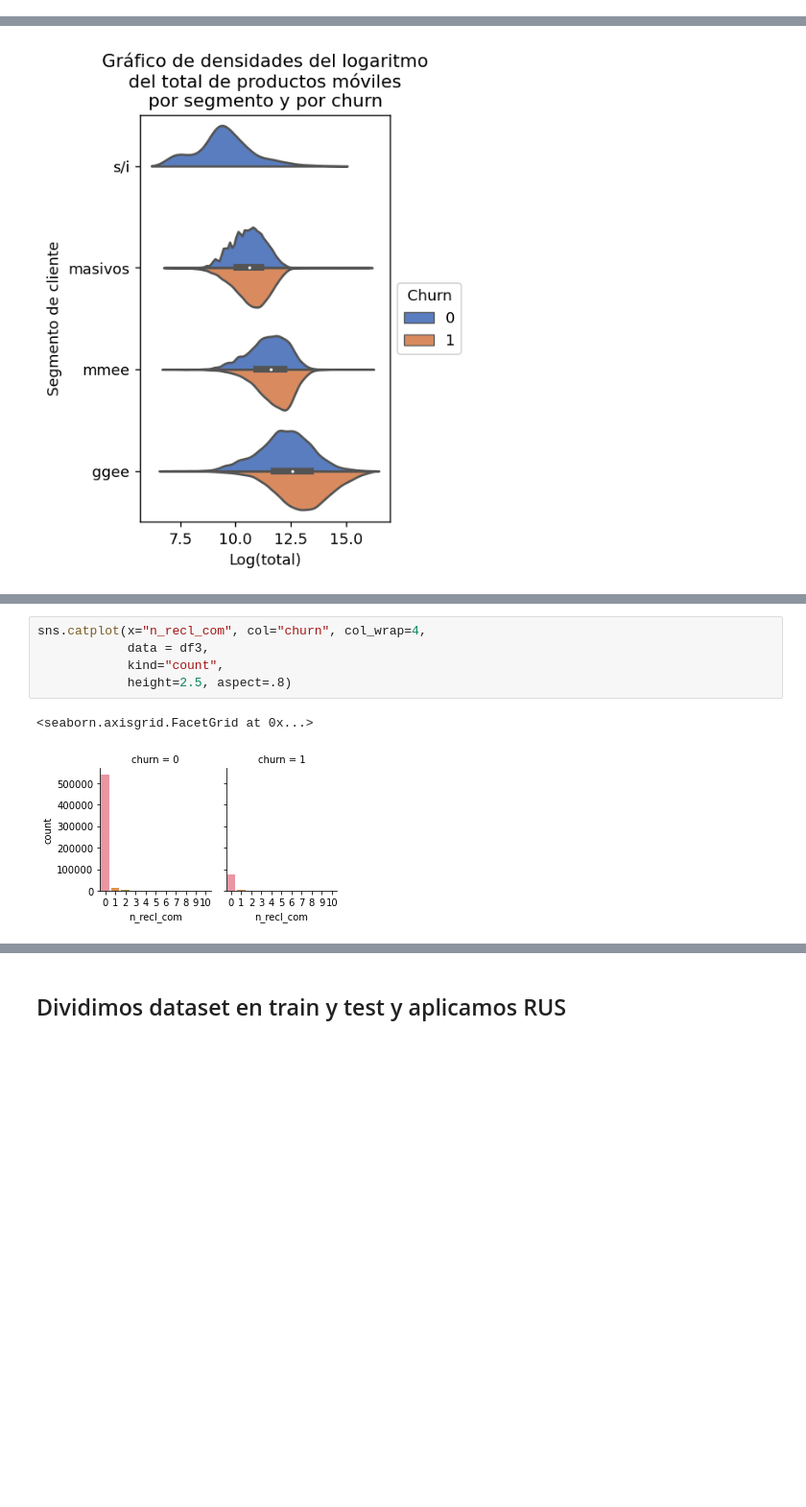
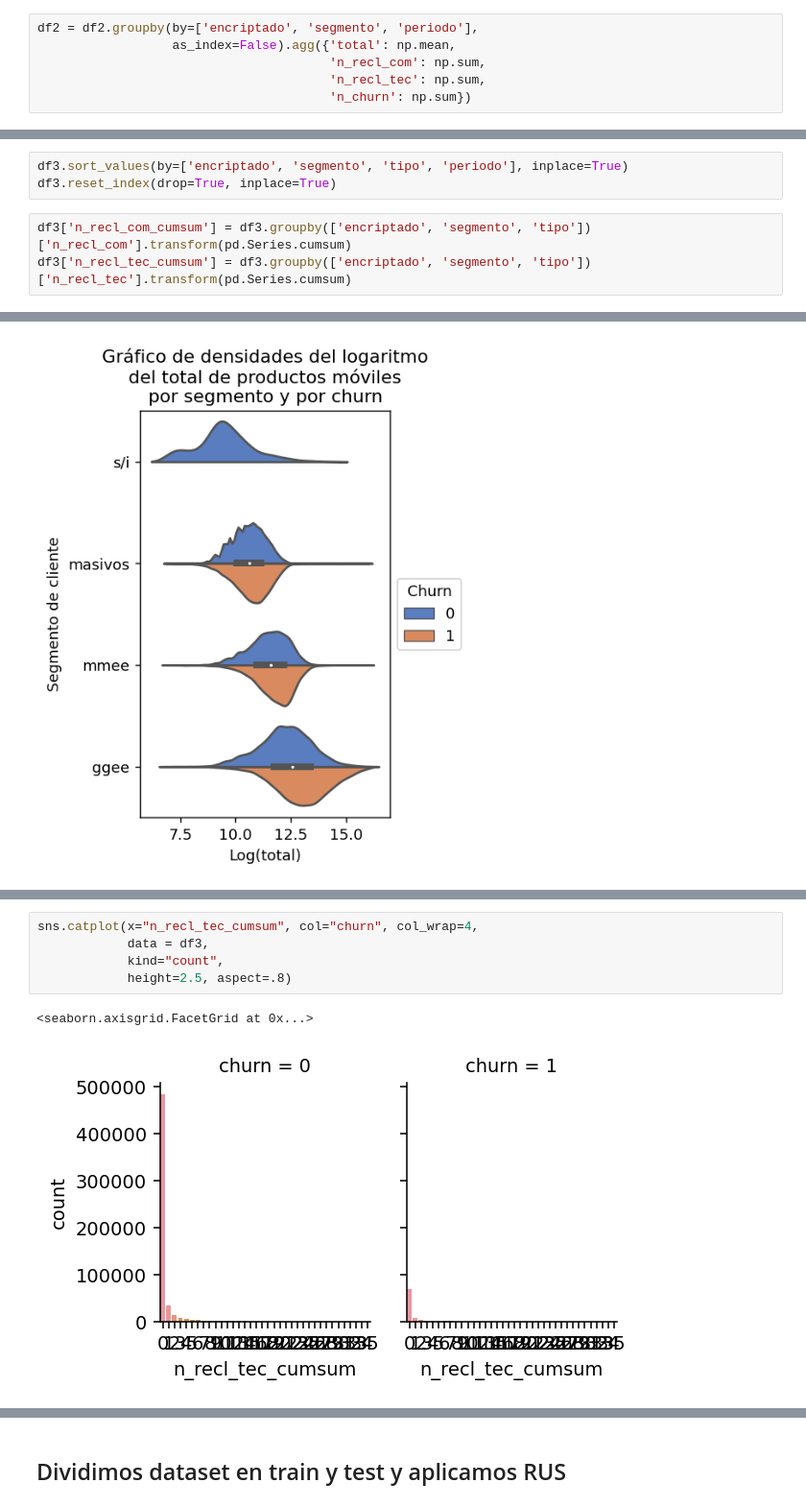
Before and after one commit to felipejorqueradiaz/Entel---Customer-Experience, a Jupyter notebook: Preprocesamiento.ipynb, the cells around one changed output, grey strips where cells are left out. Shown: that part at 96% size. Drawn from its saved outputs; the diff is of its cells as text; blank space fills up the shorter version.

```diff
--- a/Preprocesamiento.ipynb
+++ b/Preprocesamiento.ipynb
@@ -60,6 +60,12 @@ df1 = df1.groupby(by=['encriptado', 'segmento', 'periodo'],
                                        'n_recl_com': np.sum,
                                        'n_recl_tec': np.sum,
                                        'n_churn': np.sum})
+# %%
+df2 = df2.groupby(by=['encriptado', 'segmento', 'periodo'],
+                  as_index=False).agg({'total': np.mean,
+                                       'n_recl_com': np.sum,
+                                       'n_recl_tec': np.sum,
+                                       'n_churn': np.sum})
 # %% [markdown]
 Unificamos:
 # %%
@@ -98,3 +93,9 @@ df3.describe()
+# %%
+df3.sort_values(by=['encriptado', 'segmento', 'tipo', 'periodo'], inplace=True)
+df3.reset_index(drop=True, inplace=True)
+# %%
+df3['n_recl_com_cumsum'] = df3.groupby(['encriptado', 'segmento', 'tipo'])['n_recl_com'].transform(pd.Series.cumsum)
+df3['n_recl_tec_cumsum'] = df3.groupby(['encriptado', 'segmento', 'tipo'])['n_recl_tec'].transform(pd.Series.cumsum)
 # %% [markdown]
 ## Gráficos
 # %%
@@ -201,8 +230,8 @@ sns.catplot(x="churn", col="segmento", col_wrap=4,
 # %%
-sns.catplot(x="n_recl_com", col="churn", col_wrap=4,
+sns.catplot(x="n_recl_tec_cumsum", col="churn", col_wrap=4,
             data = df3,
             kind="count",
             height=2.5, aspect=.8)
 # %% [output]
 <seaborn.axisgrid.FacetGrid at 0x...>
-[figure, old version]
+[figure, new version]
```
Also changed, not shown: parts of 21 cells of this notebook.
